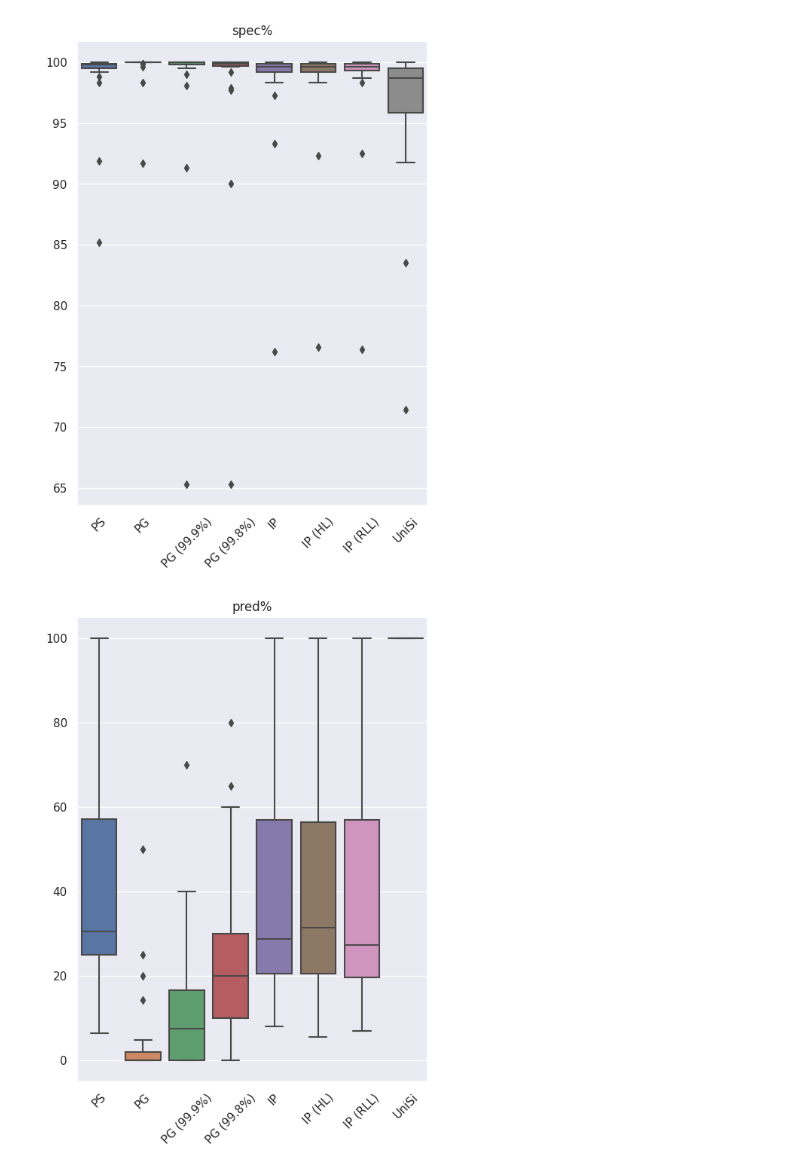
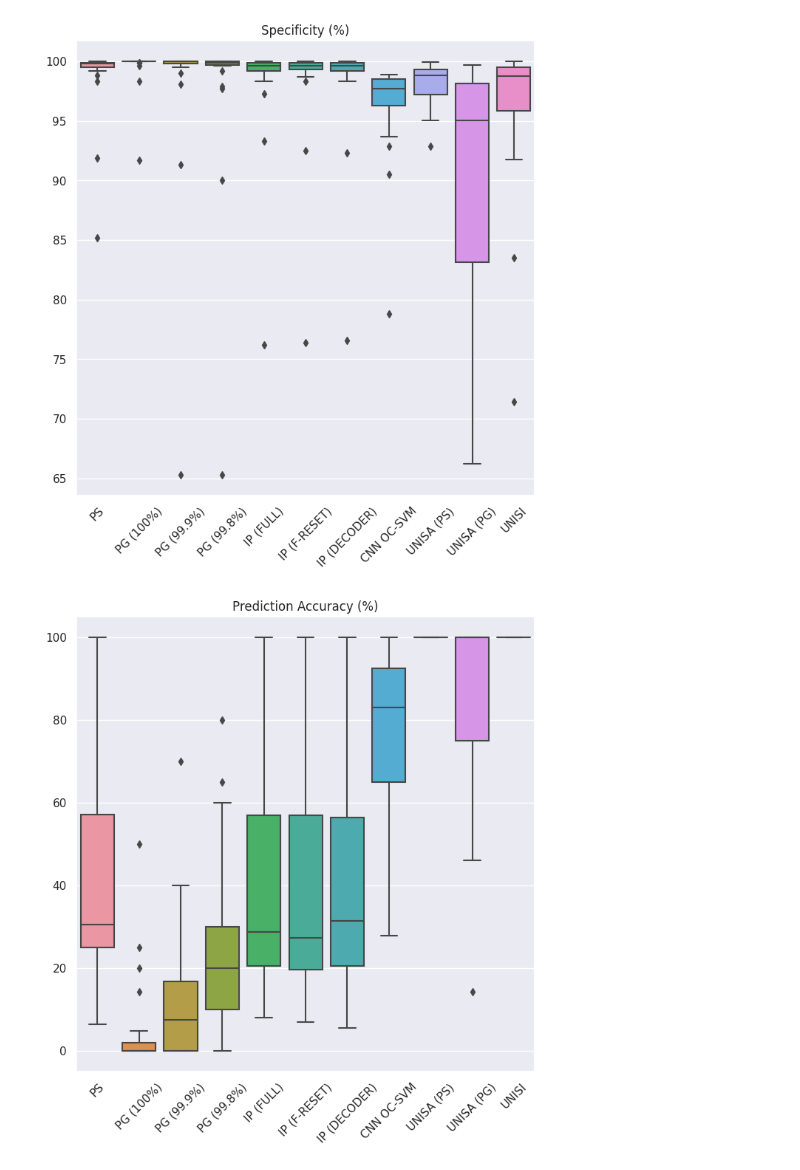
Before and after one commit to UniversityProjectsAtUnisa/epilepsy-prediction_thesis, a Jupyter notebook: scripts/torch/lstm/boxplots.ipynb, the cells around one changed output. Cells and saved outputs as stored; diff of their text form; code cells hidden in the pictures.

Commit message:
Plots

```diff
--- a/scripts/torch/lstm/boxplots.ipynb
+++ b/scripts/torch/lstm/boxplots.ipynb
@@ -4,36 +4,43 @@ import pandas as pd
 from pathlib import Path
 from matplotlib import pyplot as plt
 
-sns.set(rc={'figure.figsize':(6,8)})
+sns.set(rc={'figure.figsize':(8,8)})
 # %%
-results_dir = "/media/marco741/Archive/Datasets/final"
+results_dir = "/media/marco741/Archive/Datasets"
 
-path_to_csvs = {"PS": "patientspecific/100.0_metrics.csv",
-                "PG": "patientgeneric/100.0_metrics.csv",
-                "PG (99.9%)": "patientgeneric/99.9_metrics.csv",
-                "PG (99.8%)": "patientgeneric/99.8_metrics.csv",
-                "IP": "full_interpatient/100.0_metrics.csv",
-                "IP (HL)": "interpatient/100.0_metrics.csv",
-                "IP (RLL)": "resetoutput_interpatient/100.0_metrics.csv",
-                "UniSi": "UniSi.csv"
+path_to_csvs = {"PS": "final/patientspecific/100.0_metrics.csv",
+                "PG (100%)": "final/patientgeneric/100.0_metrics.csv",
+                "PG (99.9%)": "final/patientgeneric/99.9_metrics.csv",
+                "PG (99.8%)": "final/patientgeneric/99.8_metrics.csv",
+                "IP (FULL)": "final/full_interpatient/100.0_metrics.csv",
+                "IP (F-RESET)": "final/resetoutput_interpatient/100.0_metrics.csv",
+                "IP (DECODER)": "final/interpatient/100.0_metrics.csv",
+                "CNN OC-SVM": "spectrograms/patientgeneric_balancedvalloss_nocheckstop/metrics.csv",
+                "UNISA (PS)": "spectrograms/UNISA_PS.csv",
+                "UNISA (PG)": "spectrograms/UNISA_PG.csv",
+                "UNISI": "final/UniSi.csv",
 }
 
-metric_names = ["spec%", "pred%", "APT (s)", "mPT (s)", "MPT (s)"]
+metric_names = {"spec%": "Specificity (%)",
+                "pred%": "Prediction Accuracy (%)",
+                "APT (s)": "Average Prediction Time (s)",
+                "mPT (s)":"Minimum Prediction Time (s)",
+                "MPT (s)": "Maximum Prediction Time (s)"}
 
-df = {k: pd.DataFrame(columns=list(path_to_csvs.keys())) for k in metric_names}
+df = {k: pd.DataFrame(columns=list(path_to_csvs.keys())) for k in metric_names.keys()}
 
-for metric in metric_names:
+for metric in metric_names.keys():
     for col, path in path_to_csvs.items():
         df[metric][col] = pd.read_csv(Path(results_dir)/path)[metric]
         df[metric][col].drop(df[metric][col].tail(1).index, inplace=True)
 
 # sns.boxplot(data=df["spec%"])
-for metric in metric_names:
+for metric, title in metric_names.items():
     plt.figure()
     sns.boxplot(data=df[metric])
-    plt.title(metric)
+    plt.title(title)
     plt.xticks(rotation=45)
     plt.savefig(f"boxplot_{metric}.png", bbox_inches="tight")
 # %% [output]
-[figure, old version]
+[figure, new version]
-[figure, old version]
+[figure, new version]
```
Also changed, not shown: parts of 1 cell of this notebook, 1 other file.
